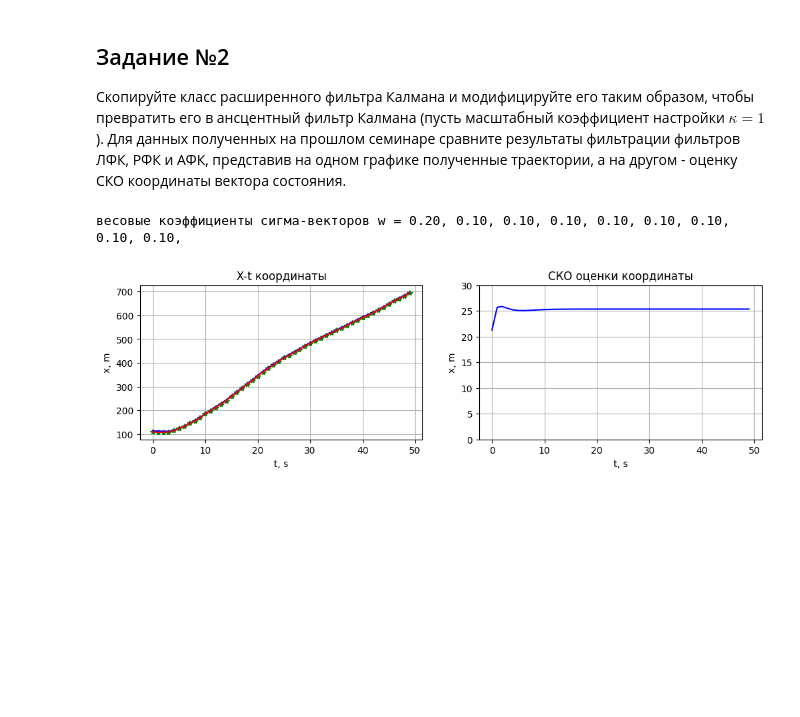
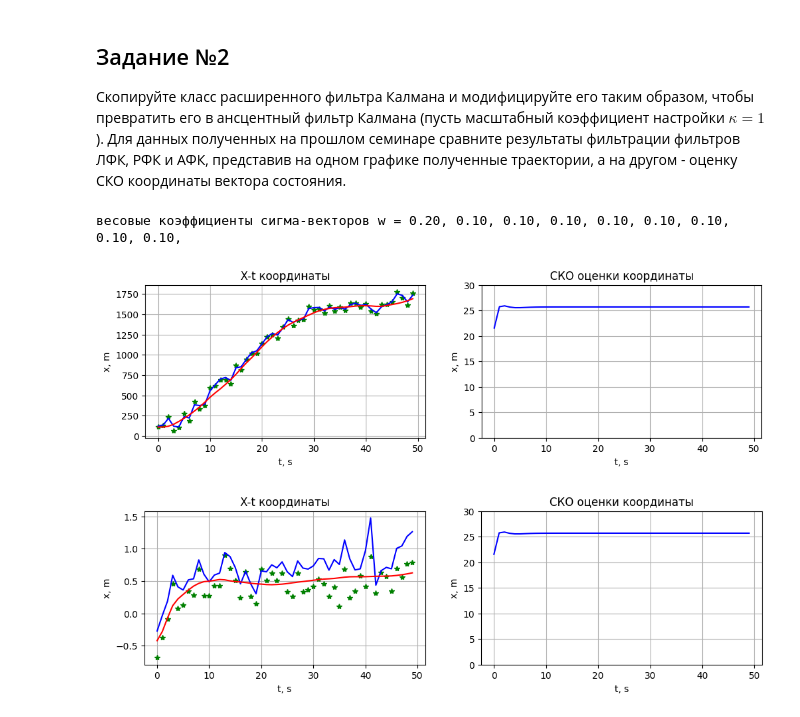
Before and after one commit to DmitryArtWorks/MTOS, a Jupyter notebook: sem02_filter_trajectory.ipynb, the cells around one changed output. Cells and saved outputs as stored; diff of their text form; code cells hidden in the pictures; blank space fills up the shorter version.

```diff
--- a/sem02_filter_trajectory.ipynb
+++ b/sem02_filter_trajectory.ipynb
@@ -711,14 +717,15 @@ print('весовые коэффициенты сигма-векторов w =',
 SV = (vmax/kappa1)
 
 sz = 30  # СКО измерений
-sa = 1      # СКО модели оцениваемого процесса (sigma ax,ay)
+sa = 5      # СКО модели оцениваемого процесса (sigma ax,ay)
 
 kfU = UncentKalmanFilter2D(sa, sa, measurement_noise_rms)
 
 
 xfU = []  # массив отфильтрованных координат x,y
+rfU = []
 PfU = []  # массив ско отфильтрованных координат x,y
-
+phifU = []
 dt = 1   # темп получения измерений
 
 
@@ -769,31 +776,46 @@ for i in range(len(z_log['rho'])):
     for i in range(len(u)):
         dU = Ue[i].reshape(4,1)-XU
         PU = PU + w[i]*(dU.reshape(4,1)@dU.reshape(1,4))
 
     # предсказываем положение цели на сопровождении за такт ТО
     (Xe2,Pe2,ze2,Se2) = kfU.predict(kfU.cv, kfU.hcv, XU, PU, dt)
 
     # коррекция траекторий по результатам отождествления
     (XU,PU) = kfU.correct(z)
     XU = kfU.correctedState['X']
 
 
     # сохранение данных для отображения
     xfU.append(XU[0])
+    rfU.append(XU[2])
     PfU.append(np.sqrt(PU[0][0]))
+    phifU.append(np.sqrt(PU[2][2]))
 
 # рисуем оценку
 fig, (ax1, ax2) = plt.subplots(1,2, figsize=(12,3))
 # текущее измерение и отфильтрованная координата, исходные данные
 
 ax1.plot(np.array(X_log['time']), np.array(z_log['rho']),'*g',
          X_log['time'], xfU, 'b',
          X_log['time'], rho, 'r')
 ax1.grid(), ax1.set_title('X-t координаты'), ax1.set_xlabel('t, s'), ax1.set_ylabel('x, m')
 
 ax2.plot(X_log['time'], PfU, 'b')
 ax2.grid(), ax2.set_title('СКО оценки координаты'), ax2.set_xlabel('t, s'), ax2.set_ylabel('x, m')
 ax2.set_ylim(0,30);
+
+fig, (ax21, ax22) = plt.subplots(1,2, figsize=(12,3))
+# текущее измерение и отфильтрованная координата, исходные данные
+
+ax21.plot(np.array(X_log['time']), np.array(z_log['phi']),'*g',
+         X_log['time'], rfU, 'b',
+         X_log['time'], phi, 'r')
+ax21.grid(), ax21.set_title('X-t координаты'), ax21.set_xlabel('t, s'), ax21.set_ylabel('x, m')
+
+ax22.plot(X_log['time'], phifU, 'b')
+ax22.grid(), ax22.set_title('СКО оценки координаты'), ax22.set_xlabel('t, s'), ax22.set_ylabel('x, m')
+ax22.set_ylim(0,30);
 # %% [output]
 весовые коэффициенты сигма-векторов w = 0.20, 0.10, 0.10, 0.10, 0.10, 0.10, 0.10, 0.10, 0.10,
-[figure, old version]
+[figure, new version]
+[figure, added]
```
Also changed, not shown: parts of 2 cells of this notebook, 1 other file.
